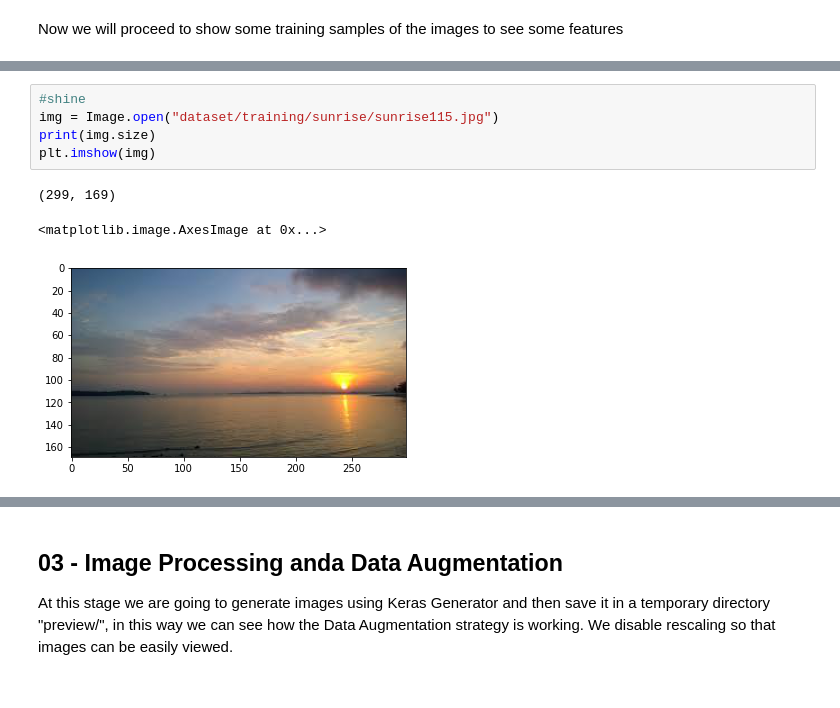
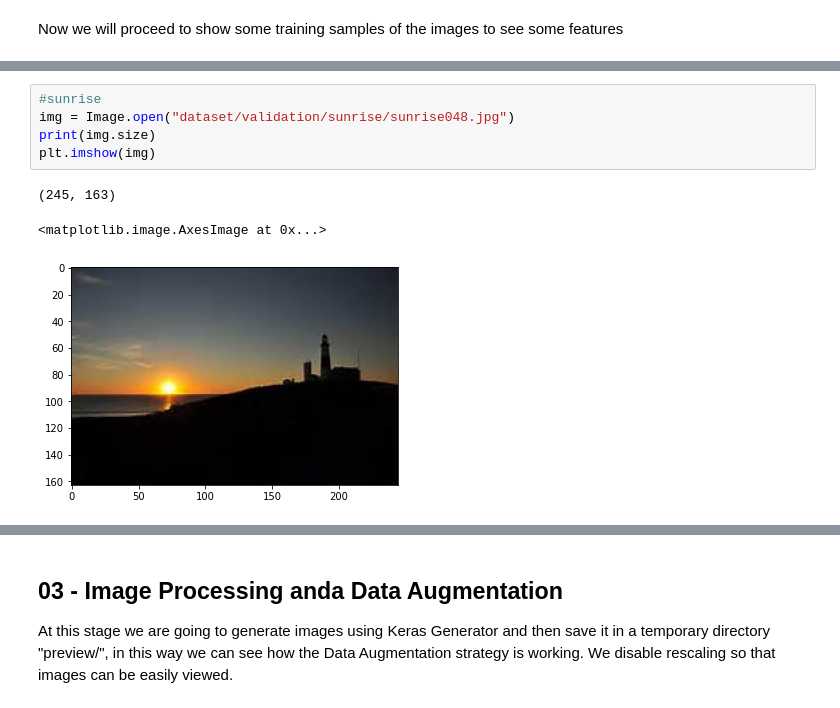
Before and after one commit to urvog/weatherclassification, a Jupyter notebook: WeatherClassification.ipynb, the cells around one changed output, grey strips where cells are left out. Drawn from its saved outputs; the diff is of its cells as text.

```diff
--- a/WeatherClassification.ipynb
+++ b/WeatherClassification.ipynb
@@ -191,9 +207,9 @@ plt.imshow(img)
 # %%
-#shine
-img = Image.open("dataset/training/sunrise/sunrise115.jpg")
+#sunrise
+img = Image.open("dataset/validation/sunrise/sunrise048.jpg")
 print(img.size)
 plt.imshow(img)
 # %% [output]
-(299, 169)
+(245, 163)
 <matplotlib.image.AxesImage at 0x...>
-[figure, old version]
+[figure, new version]
```
Also changed, not shown: parts of 51 cells of this notebook.
